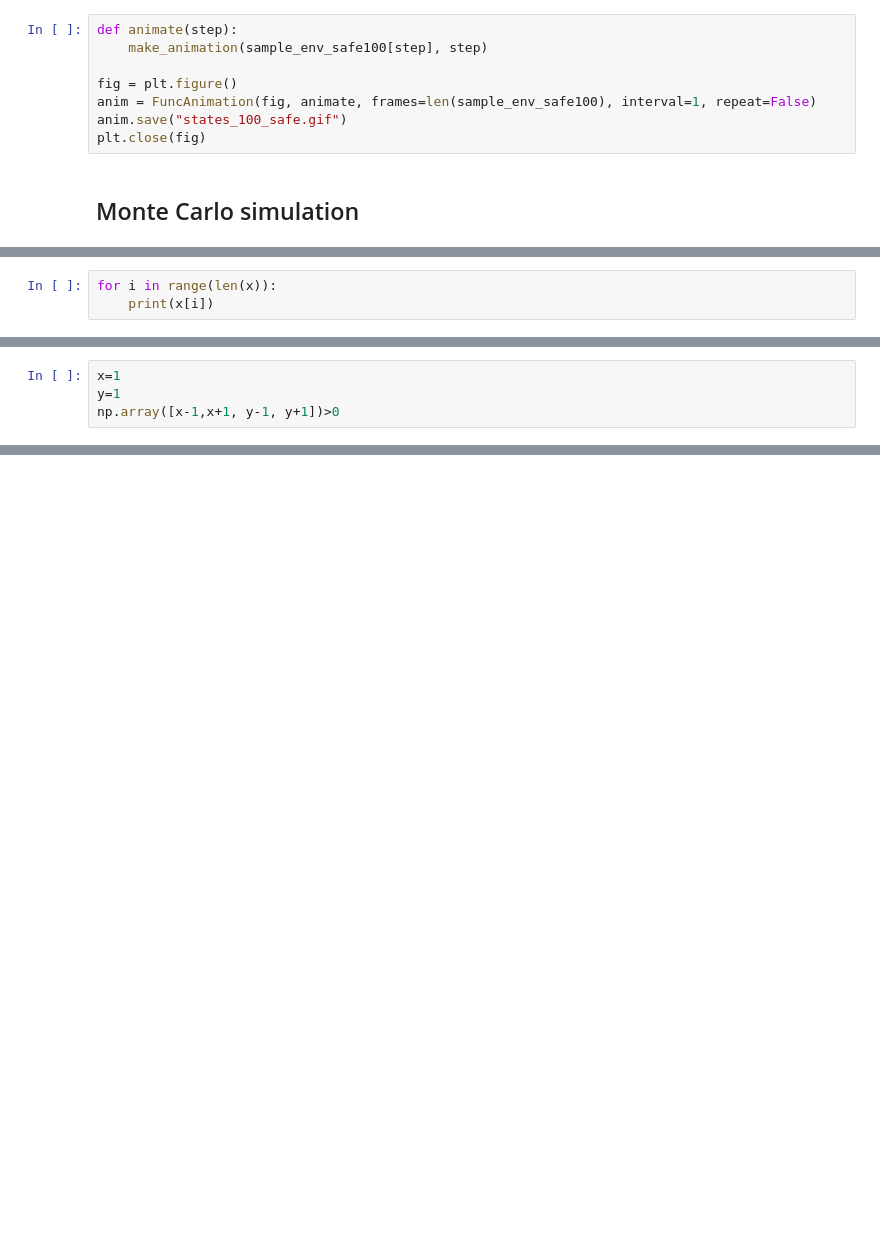
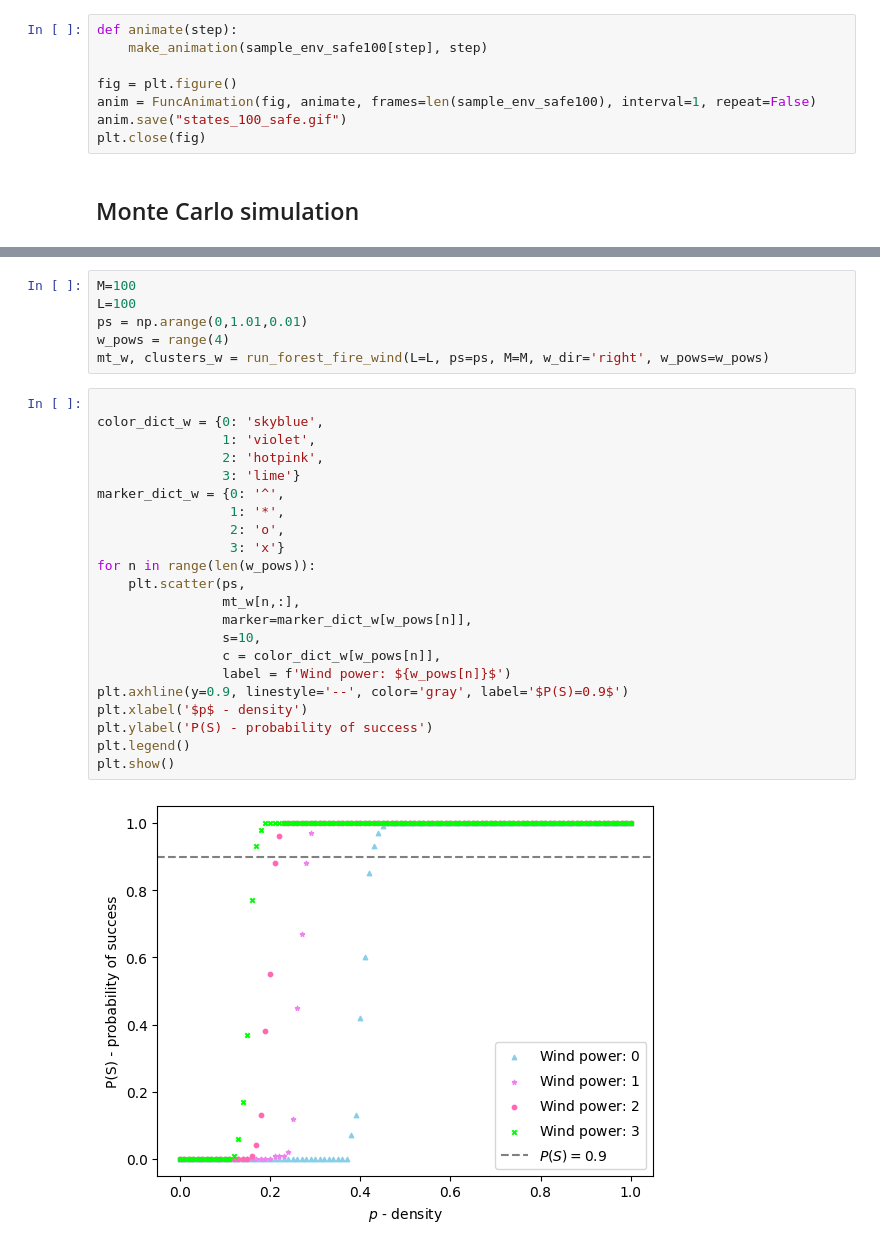
Before and after one commit to Swinkawkrawacie/Agent-Based-Modelling, a Jupyter notebook: list_1/List_1.ipynb, the cells around one changed output, grey strips where cells are left out. Saved outputs shown, nothing was run; the diff lists cells and outputs as text; blank space fills up the shorter version.

```diff
--- a/list_1/List_1.ipynb
+++ b/list_1/List_1.ipynb
@@ -235,3 +233,0 @@ GIF or shots 3x3 co ileś kroków
-# %%
-for i in range(len(x)):
-    print(x[i])
@@ -249,4 +233,0 @@ array([0, 1, 0, 1])
-# %%
-x=1
-y=1
-np.array([x-1,x+1, y-1, y+1])>0
@@ -276,0 +276,30 @@ P(S) od p dla trzech rozmiarów, legenda, trójkąty gwiazdki
+# %%
+M=100
+L=100
+ps = np.arange(0,1.01,0.01)
+w_pows = range(4)
+mt_w, clusters_w = run_forest_fire_wind(L=L, ps=ps, M=M, w_dir='right', w_pows=w_pows)
+# %%
+
+color_dict_w = {0: 'skyblue',
+                1: 'violet',
+                2: 'hotpink',
+                3: 'lime'}
+marker_dict_w = {0: '^',
+                 1: '*',
+                 2: 'o',
+                 3: 'x'}
+for n in range(len(w_pows)):
+    plt.scatter(ps,
+                mt_w[n,:],
+                marker=marker_dict_w[w_pows[n]],
+                s=10,
+                c = color_dict_w[w_pows[n]],
+                label = f'Wind power: ${w_pows[n]}$')
+plt.axhline(y=0.9, linestyle='--', color='gray', label='$P(S)=0.9$')
+plt.xlabel('$p$ - density')
+plt.ylabel('P(S) - probability of success')
+plt.legend()
+plt.show()
+# %% [output]
+[figure, added]
```
Also changed, not shown: parts of 41 cells of this notebook, 10 other files.
